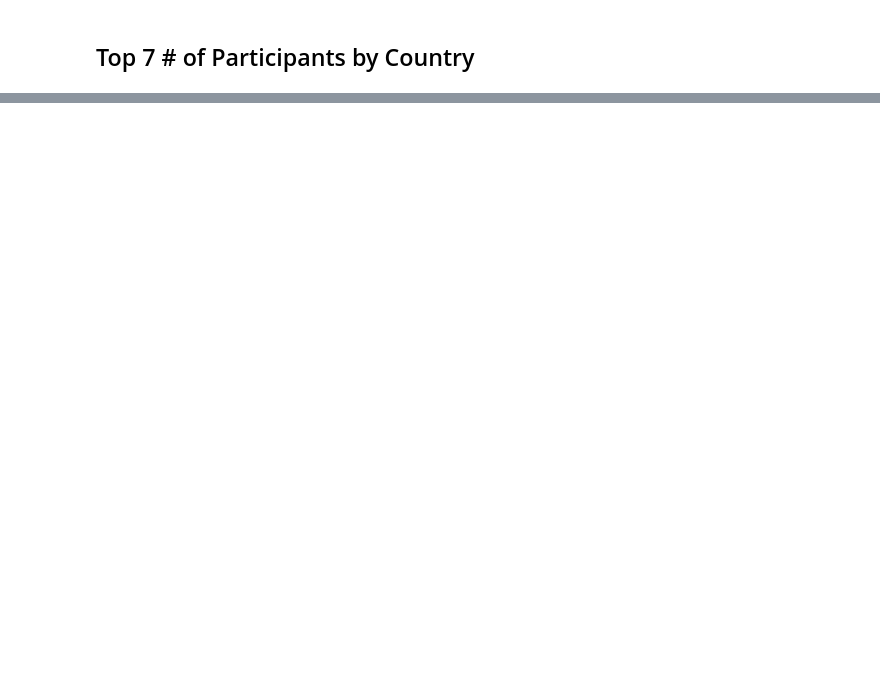
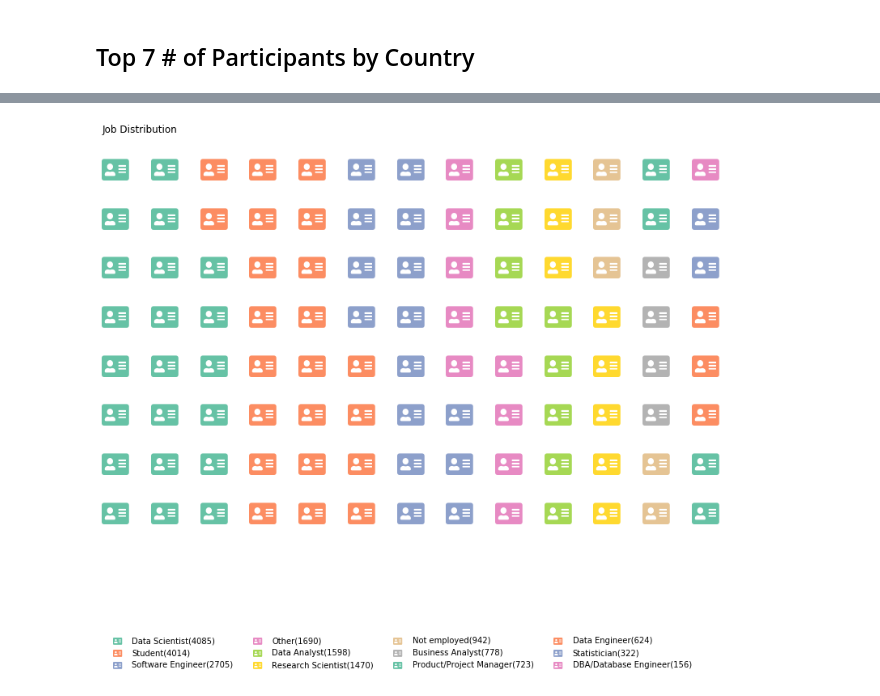
Before and after one commit to lsh950919/Kaggle, a Jupyter notebook: 2019 Kaggle ML & DS Survey.ipynb, the cells around one changed output, grey strips where cells are left out. Drawn from its saved outputs; the diff is of its cells as text; code cells hidden in the pictures; blank space fills up the shorter version.

```diff
--- a/2019 Kaggle ML & DS Survey.ipynb
+++ b/2019 Kaggle ML & DS Survey.ipynb
@@ -354,0 +460,3 @@ SyntaxError: invalid syntax (<ipython-input-62-52b47558193e>, line 60)
+# %%
+q5 = multiple_choice[['Q5']]
+q5
@@ -354,0 +477,2 @@ SyntaxError: invalid syntax (<ipython-input-62-52b47558193e>, line 60)
+# %%
+q5.drop(0, axis = 0, inplace = True)
@@ -354,0 +483,3 @@ SyntaxError: invalid syntax (<ipython-input-62-52b47558193e>, line 60)
+# %%
+jobs = q5['Q5'].value_counts()
+jobs
@@ -354,0 +500,9 @@ SyntaxError: invalid syntax (<ipython-input-62-52b47558193e>, line 60)
+# %%
+fig = plt.figure(FigureClass = Waffle, rows = 8, columns = 13, values = jobs,
+                title = {'label': 'Job Distribution', 'loc': 'left'},
+                labels = [f'{a}({b})' for a, b in zip(jobs.index, jobs)],
+                legend = {'loc': 'lower left', 'bbox_to_anchor': (0, -0.4),
+                          'ncol': len(jobs)//3, 'framealpha': 0},
+                font_size = 30, icons = 'address-card', figsize = (12, 12), icon_legend = True)
+# %% [output]
+[figure, added]
```
Also changed, not shown: parts of 25 cells of this notebook.
